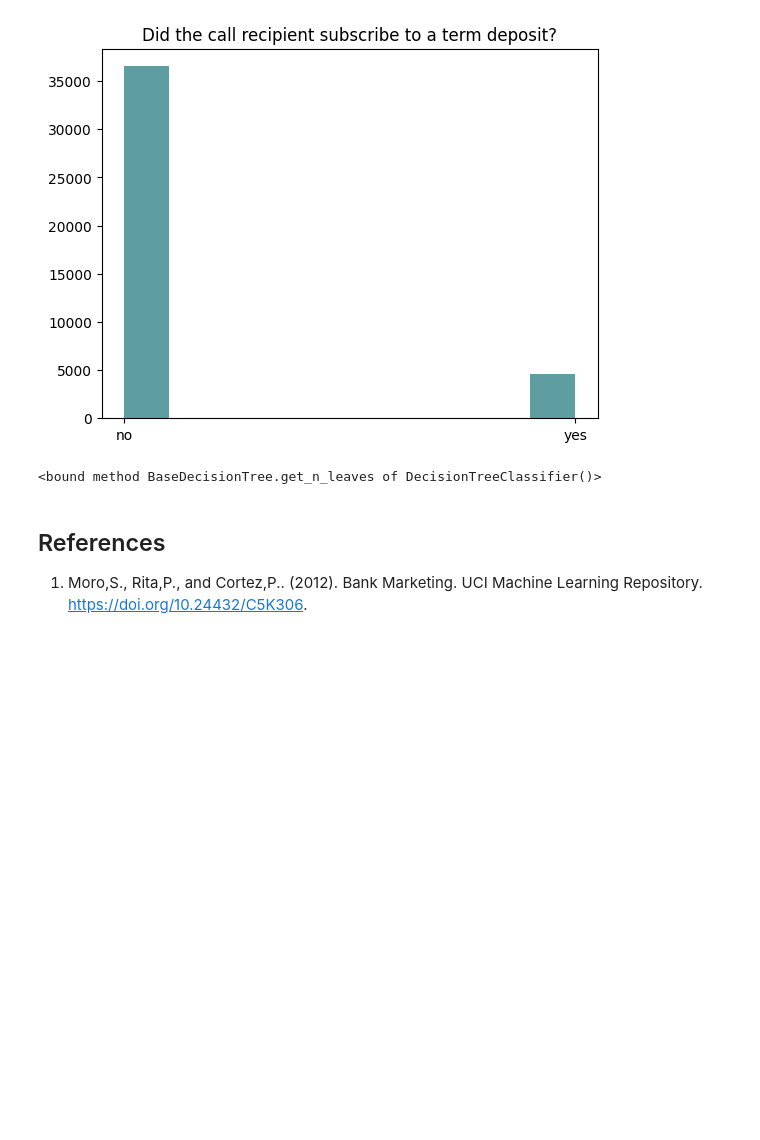
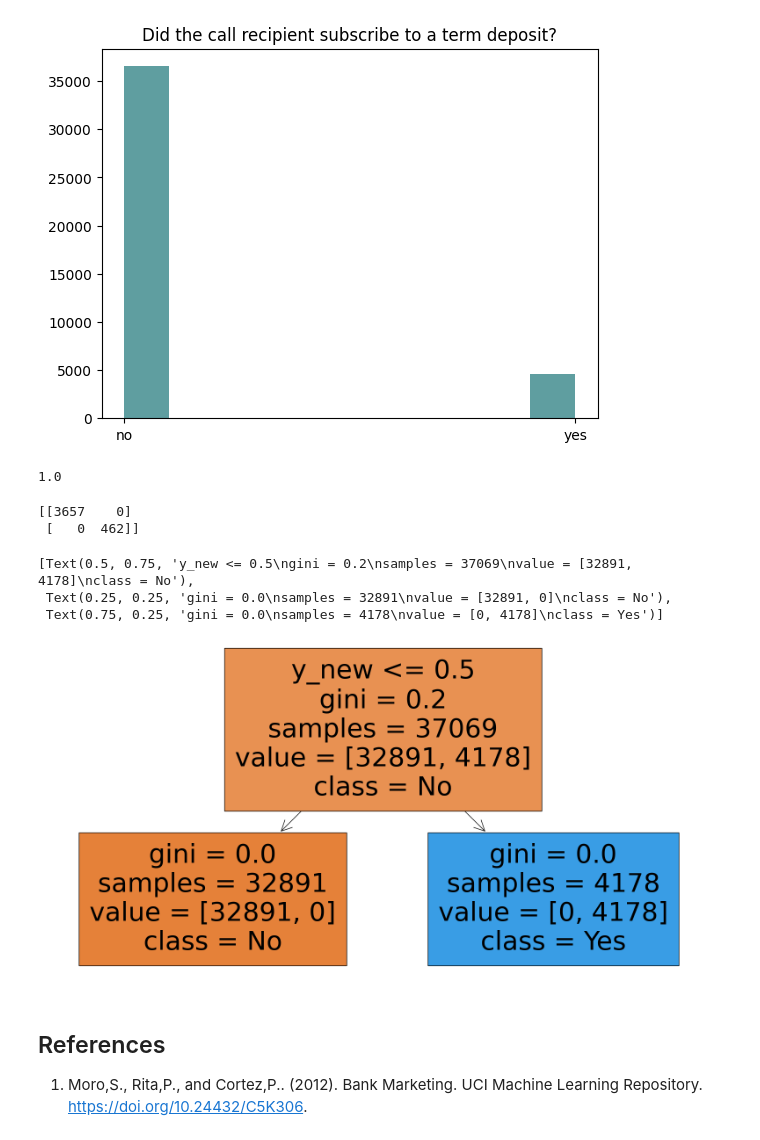
Before and after one commit to maryamakbar25/img-classification, a Jupyter notebook: bank_marketing/bank-marketing.ipynb, the cells around one changed output. Cells and saved outputs as stored; diff of their text form; code cells hidden in the pictures; blank space fills up the shorter version.

```diff
--- a/bank_marketing/bank-marketing.ipynb
+++ b/bank_marketing/bank-marketing.ipynb
@@ -203,15 +203,38 @@ from sklearn.model_selection import train_test_split
 y = bank_df['y_new'].to_numpy()
 x = bank_df.drop(columns=['y','job','education', 'marital','contact','day_of_week','month','poutcome','default','housing','loan']).to_numpy()
 
-x_train, x_test, y_train, y_test = train_test_split(x, y, test_size=.1, random_state=42)
+x_train, x_test, y_train, y_test = train_test_split(x, y, test_size=.9, random_state=32)
 
 tree = DecisionTreeClassifier()
-fit = tree.fit(x_train, y_train)
+tree.fit(x_train, y_train)
 
 
-fit.get_n_leaves
+predict = tree.predict(x_test)
+
+from sklearn.metrics import accuracy_score
+
+acc = accuracy_score(y_test, predict)
+
+print(acc)
 # %% [output]
-<bound method BaseDecisionTree.get_n_leaves of DecisionTreeClassifier()>
+1.0
+# %%
+from sklearn.metrics import confusion_matrix
+
+print(confusion_matrix(y_test, predict))
+# %% [output]
+[[3657    0]
+ [   0  462]]
+# %%
+from sklearn.tree import plot_tree
+
+plt.figure(figsize=(20,10))
+plot_tree(tree, feature_names=bank_df.drop(columns=['y','job','education', 'marital','contact','day_of_week','month','poutcome','default','housing','loan']).columns, class_names=["No", "Yes"], filled=True)
+# %% [output]
+[Text(0.5, 0.75, 'y_new <= 0.5\ngini = 0.2\nsamples = 37069\nvalue = [32891, 4178]\nclass = No'),
+ Text(0.25, 0.25, 'gini = 0.0\nsamples = 32891\nvalue = [32891, 0]\nclass = No'),
+ Text(0.75, 0.25, 'gini = 0.0\nsamples = 4178\nvalue = [0, 4178]\nclass = Yes')]
+[figure, added]
 # %% [markdown]
 ## References
 
```
